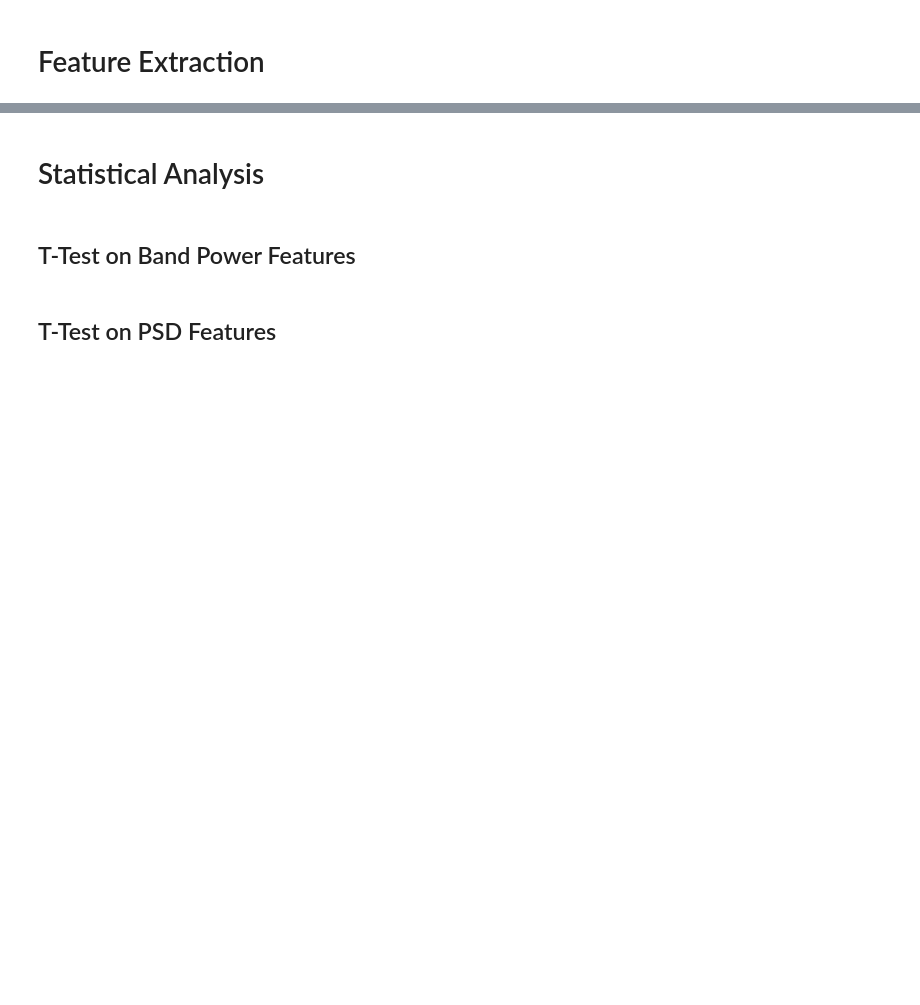
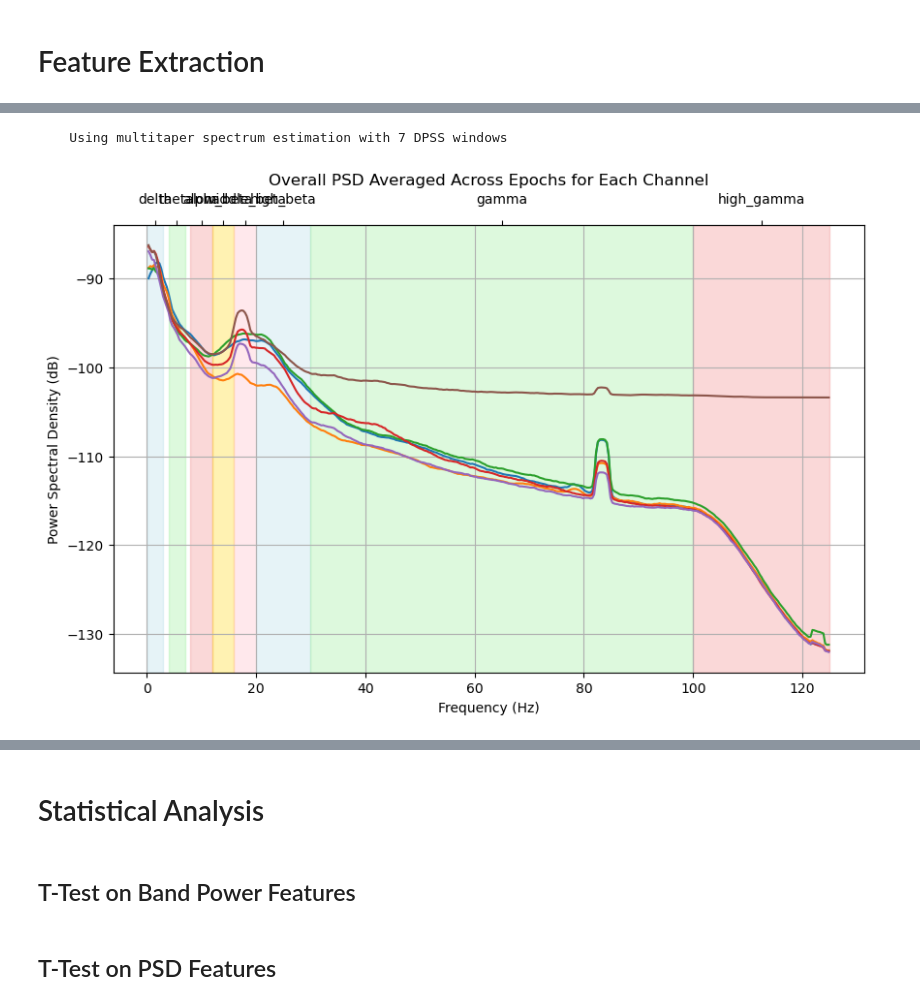
Before and after one commit to orabe/gaitmod, a Jupyter notebook: examples/lfp_all_data copy.ipynb, the cells around one changed output, grey strips where cells are left out. Cells and saved outputs as stored; diff of their text form; code cells hidden in the pictures; blank space fills up the shorter version.

```diff
--- a/examples/lfp_all_data copy.ipynb
+++ b/examples/lfp_all_data copy.ipynb
@@ -14,7 +20,7 @@ from gait_modulation.feature_extractor import FeatureExtractor
 # %%
 # Handle multiple patients with nested directories.
-root_directory = '/Users/orabe/Library/Mobile Documents/com~apple~CloudDocs/0_TU/Master/master_thesis/Chiara/organized_data'
-mat_reader = MatFileReader(root_directory, max_workers=1)  #  adjust the number of workers for parallelism
+root_directory = config['data']['root_directory']
+mat_reader = MatFileReader(root_directory, max_workers=1)  # adjust the number of workers for parallelism later.
 
 # Read all data from nested folders of multiple patients and sessions
 all_data = mat_reader.read_data()
@@ -174,0 +265,7 @@ epochs.filter(l_freq=l_freq, h_freq=h_freq, fir_design='firwin', verbose=40)
+# %%
+# save all lfp data
+with open('processed/all_lfp_data.pkl', 'wb') as f:
+    pickle.dump(all_lfp_data, f)
+
+# save epoched data
+epochs.save(f"processed/lfp_{epoch_tmin}tmin_{gap_duration}gap-epo.fif", overwrite=True)
@@ -227,2 +337,2 @@ from gait_modulation.feature_extractor import FeatureExtractor
 # %%
-epochs = mne.read_epochs('processd/lfp_epo.fif')
+epochs = mne.read_epochs('processd/lfp_-3.0tmin_5gap-epo.fif')
@@ -231,10 +345,13 @@ epochs.get_data(copy=False).shape
 # %%
 freq_bands = {
-    'delta': (1, 4),
-    'theta': (4, 8),
-    'alpha': (8, 13),
-    'beta': (13, 30),
-    'gamma': (30, 60)
+    'delta': (0.1, 3),
+    'theta': (4, 7),
+    'alpha': (8, 12),
+    'low_beta': (12, 16),
+    'middle_beta': (16, 20),
+    'high_beta': (20, 30),
+    'gamma': (30, 100),
+    'high_gamma': (100, 125)
 }
 
 # Both classes features
@@ -613,34 +768,40 @@ def plot_overall_psd_with_bands(epochs, freq_bands, fmin=1, fmax=50):
     psds_mean = psds.mean(axis=0)  # Average across epochs
 
     # Colors for the frequency bands
     band_colors = ['lightblue', 'lightgreen', 'lightcoral', 'gold', 'lightpink']
 
     # Plot overall PSD for each channel
     fig, ax = plt.subplots(figsize=(10, 6))
     for ch in range(psds_mean.shape[0]):  # Iterate over channels
         ax.plot(freqs, 10 * np.log10(psds_mean[ch]), label=f'Channel {ch+1}')
 
     # Mark frequency bands with distinct colors and create a secondary x-axis for band names
     for i, (band, (low, high)) in enumerate(freq_bands.items()):
         ax.axvspan(low, high, color=band_colors[i % len(band_colors)], alpha=0.3)
 
     # Add secondary x-axis to display band names
     ax_top = ax.secondary_xaxis('top')
     ax_top.set_xticks([np.mean([low, high]) for low, high in freq_bands.values()])  # Place ticks at the center of each band
     ax_top.set_xticklabels(freq_bands.keys())  # Set the band names as labels
     ax_top.tick_params(axis='x', pad=10)  # Adjust padding of the labels
 
     # Set labels and title
     ax.set_xlabel('Frequency (Hz)')
     ax.set_ylabel('Power Spectral Density (dB)')
     ax.set_title('Overall PSD Averaged Across Epochs for Each Channel')
 
     plt.grid(True)
     plt.show()
 
 # Example usage:
 # Assuming `epochs` is your MNE Epochs object and `freq_bands` is a dictionary of frequency bands
-plot_overall_psd_with_bands(epochs, freq_bands)
+plot_overall_psd_with_bands(epochs,
+                            freq_bands,
+                            fmin=freq_bands['delta'][0],
+                            fmax=freq_bands['high_gamma'][1])
+# %% [output]
+    Using multitaper spectrum estimation with 7 DPSS windows
+[figure, added]
 # %%
 def plot_overall_psd_with_bands_by_class(epochs_mod, epochs_norm, freq_bands, fmin=1, fmax=50):
     """
```
Also changed, not shown: parts of 26 cells of this notebook, 1 other file.
